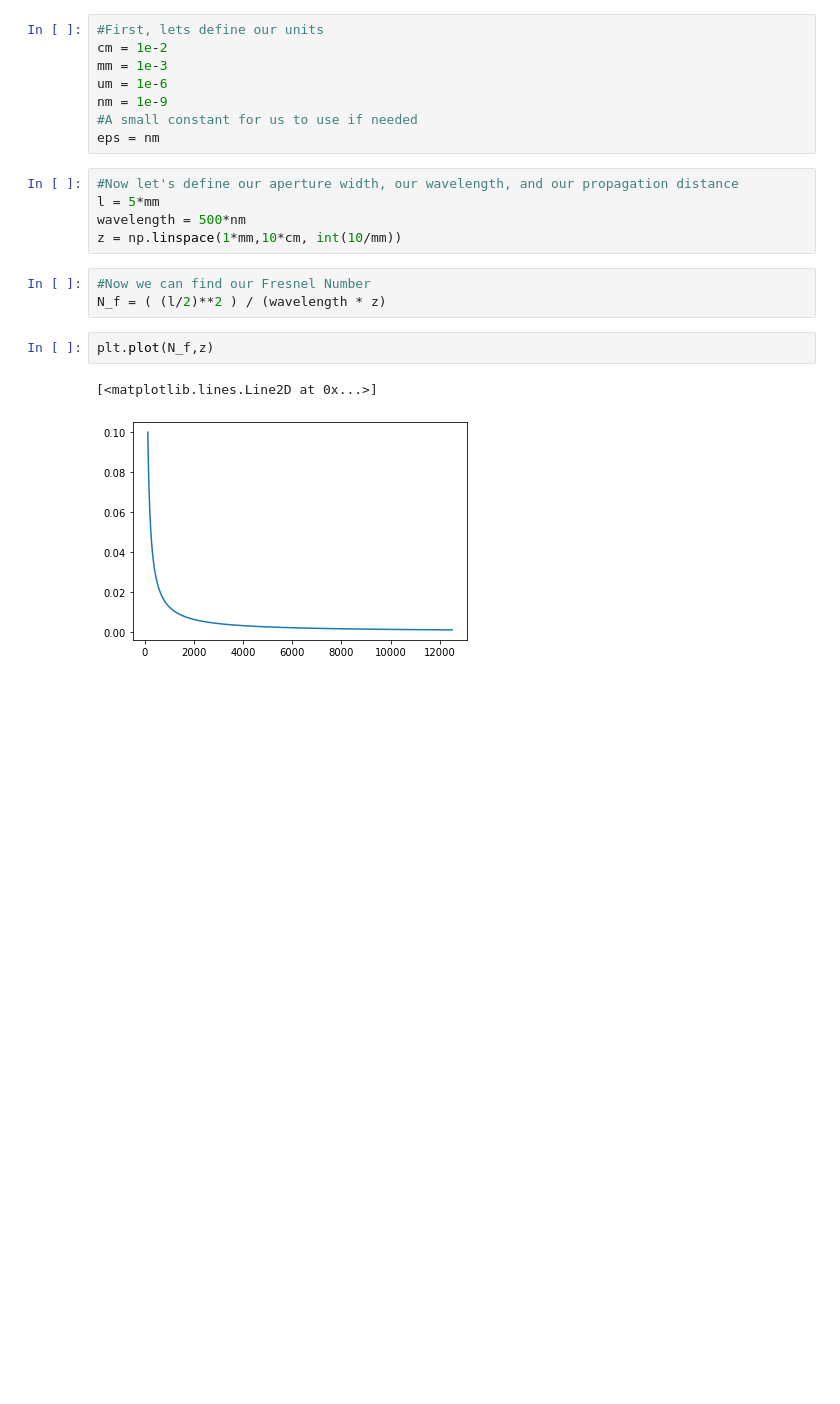
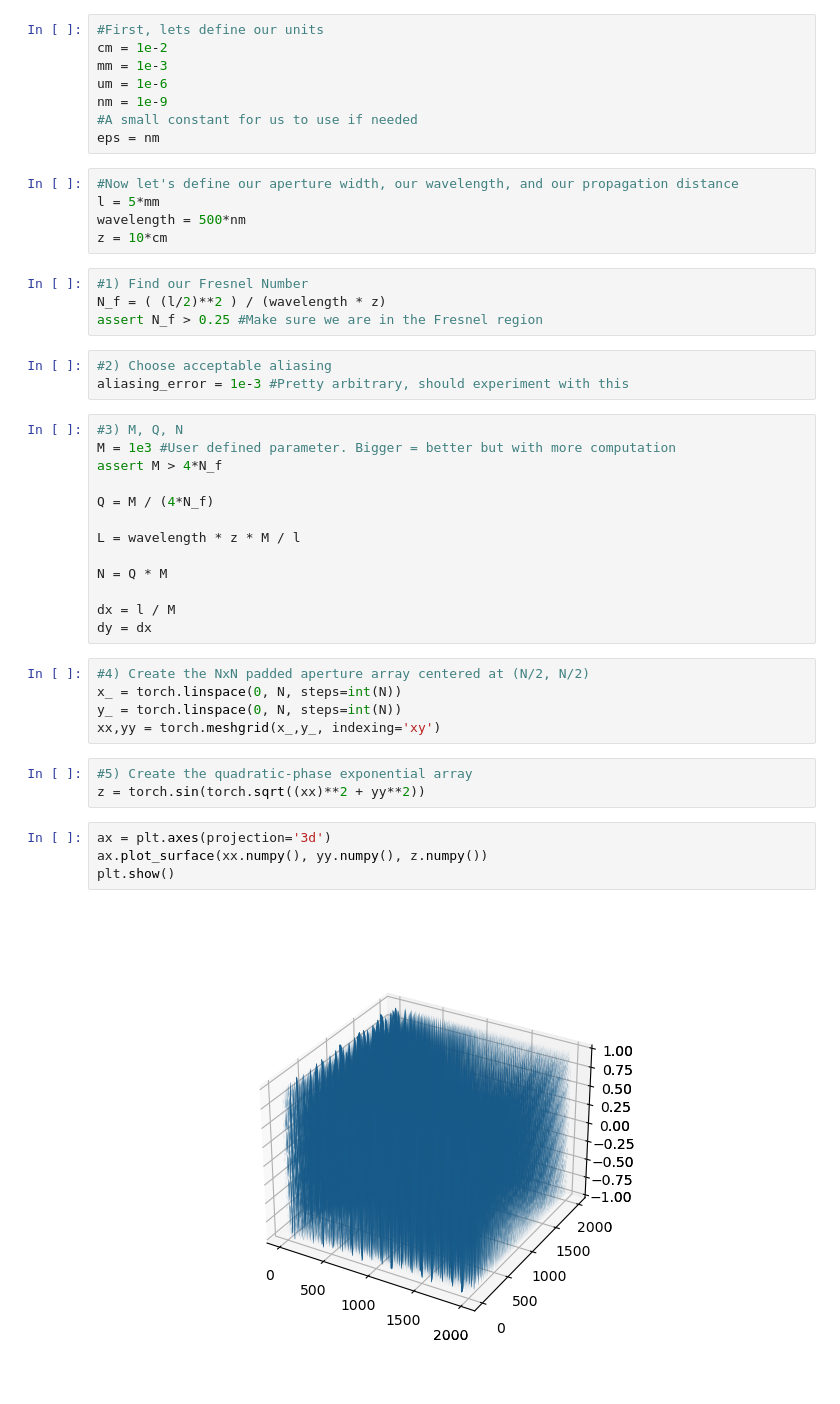
Before and after one commit to MizzouINDFUL/MarshallFourierOptics, a Jupyter notebook: notebook/fresnel_transfer_function_approach.ipynb, the cells around one changed output. Cells and saved outputs as stored; diff of their text form; blank space fills up the shorter version.

Commit message:
More progress. Added notebooks for each. Worked Fresnel Transfer.

```diff
--- a/notebook/fresnel_transfer_function_approach.ipynb
+++ b/notebook/fresnel_transfer_function_approach.ipynb
@@ -18,12 +28,38 @@ eps = nm
 #Now let's define our aperture width, our wavelength, and our propagation distance
 l = 5*mm
 wavelength = 500*nm
-z = np.linspace(1*mm,10*cm, int(10/mm))
+z = 10*cm
 # %%
-#Now we can find our Fresnel Number
+#1) Find our Fresnel Number
 N_f = ( (l/2)**2 ) / (wavelength * z)
+assert N_f > 0.25 #Make sure we are in the Fresnel region
 # %%
-plt.plot(N_f,z)
+#2) Choose acceptable aliasing
+aliasing_error = 1e-3 #Pretty arbitrary, should experiment with this
-# %% [output]
-[<matplotlib.lines.Line2D at 0x...>]
-[figure, removed]
+# %%
+#3) M, Q, N
+M = 1e3 #User defined parameter. Bigger = better but with more computation
+assert M > 4*N_f
+
+Q = M / (4*N_f)
+
+L = wavelength * z * M / l
+
+N = Q * M
+
+dx = l / M
+dy = dx
+# %%
+#4) Create the NxN padded aperture array centered at (N/2, N/2)
+x_ = torch.linspace(0, N, steps=int(N))
+y_ = torch.linspace(0, N, steps=int(N))
+xx,yy = torch.meshgrid(x_,y_, indexing='xy')
+# %%
+#5) Create the quadratic-phase exponential array
+z = torch.sin(torch.sqrt((xx)**2 + yy**2))
+# %%
+ax = plt.axes(projection='3d')
+ax.plot_surface(xx.numpy(), yy.numpy(), z.numpy())
+plt.show()
+# %% [output]
+[figure, added]
```
Also changed, not shown: parts of 2 cells of this notebook, 2 other files.
